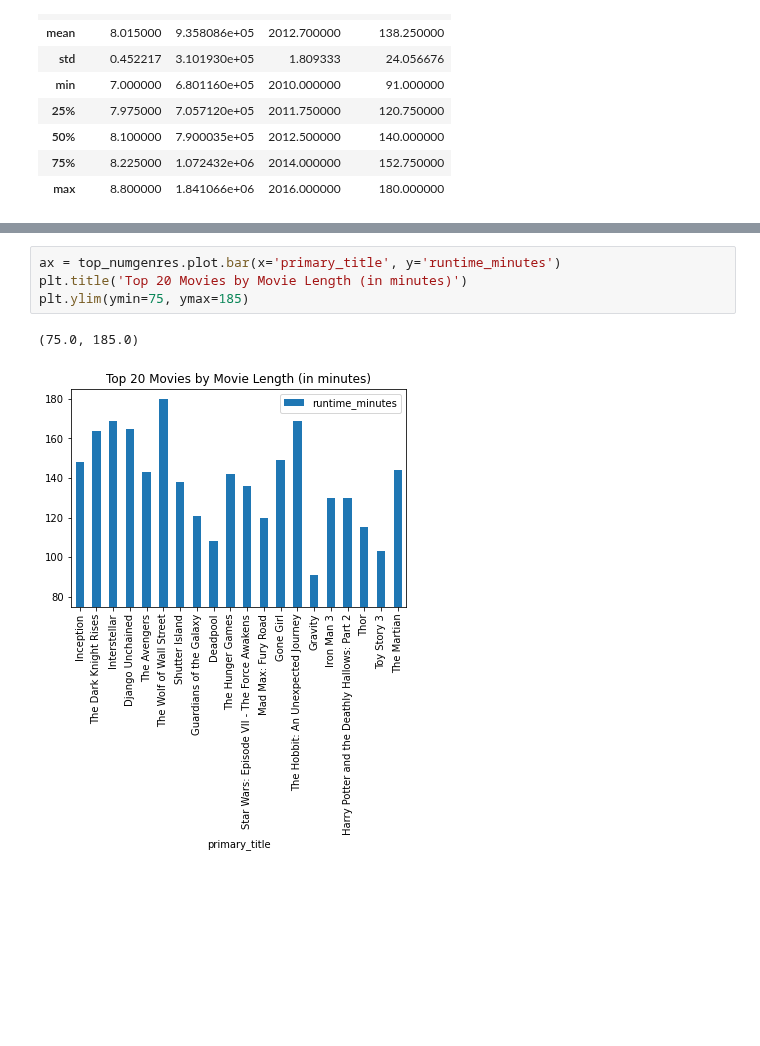
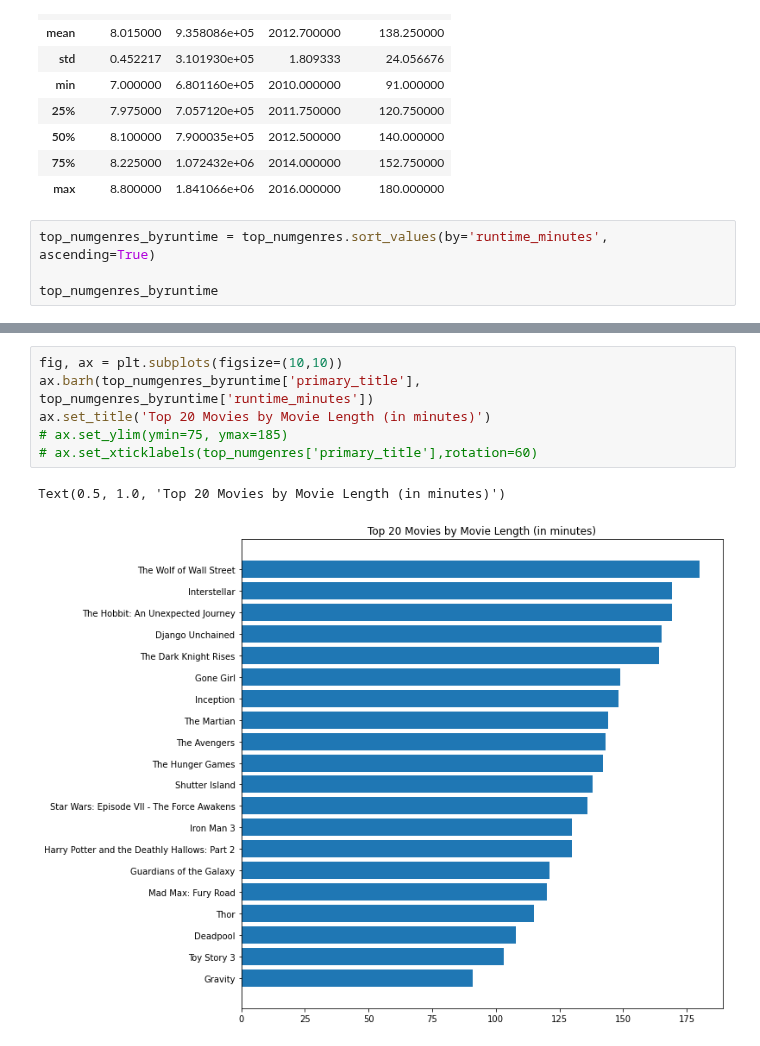
Before and after one commit to epradojr/Microsoft-Movie-Studio-Business-Proposition, a Jupyter notebook: imdb_tables.ipynb, the cells around one changed output, grey strips where cells are left out. Saved outputs shown, nothing was run; the diff lists cells and outputs as text; blank space fills up the shorter version.

```diff
--- a/imdb_tables.ipynb
+++ b/imdb_tables.ipynb
@@ -298,3 +298,7 @@ top_numgenres.describe()
 | 50% | 8.100000 | 7.900035e+05 | 2012.500000 | 140.000000 |
 | 75% | 8.225000 | 1.072432e+06 | 2014.000000 | 152.750000 |
 | max | 8.800000 | 1.841066e+06 | 2016.000000 | 180.000000 |
+# %%
+top_numgenres_byruntime = top_numgenres.sort_values(by='runtime_minutes', ascending=True)
+
+top_numgenres_byruntime
@@ -301,7 +324,9 @@ top_numgenres.describe()
 # %%
-ax = top_numgenres.plot.bar(x='primary_title', y='runtime_minutes')
-plt.title('Top 20 Movies by Movie Length (in minutes)')
-plt.ylim(ymin=75, ymax=185)
+fig, ax = plt.subplots(figsize=(10,10))
+ax.barh(top_numgenres_byruntime['primary_title'], top_numgenres_byruntime['runtime_minutes'])
+ax.set_title('Top 20 Movies by Movie Length (in minutes)')
+# ax.set_ylim(ymin=75, ymax=185)
+# ax.set_xticklabels(top_numgenres['primary_title'],rotation=60)
 # %% [output]
-(75.0, 185.0)
+Text(0.5, 1.0, 'Top 20 Movies by Movie Length (in minutes)')
-[figure, old version]
+[figure, new version]
```
Also changed, not shown: parts of 2 cells of this notebook.
